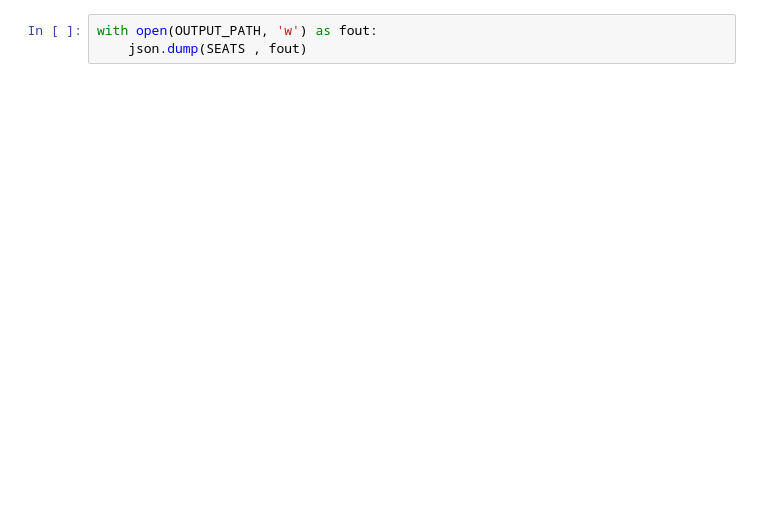
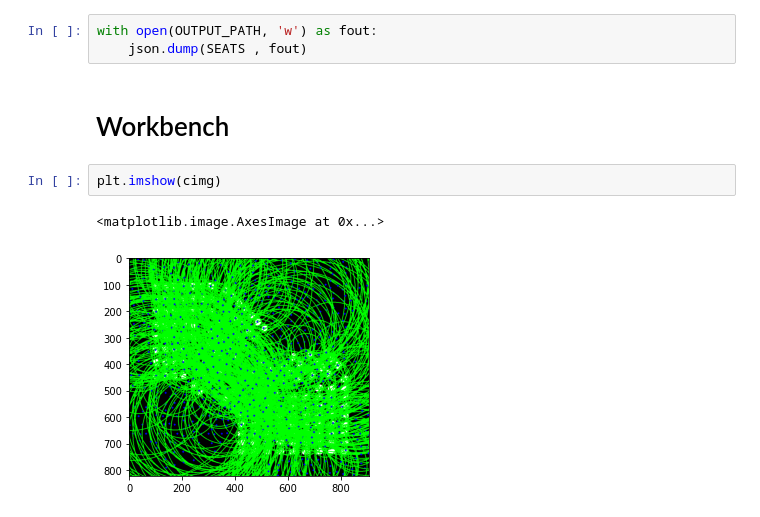
Before and after one commit to nafisat11/ISSUE, a Jupyter notebook: core/static/assets/seat_position_extractor.ipynb, the cells around one changed output. Saved outputs shown, nothing was run; the diff lists cells and outputs as text; blank space fills up the shorter version.

```diff
--- a/core/static/assets/seat_position_extractor.ipynb
+++ b/core/static/assets/seat_position_extractor.ipynb
@@ -81,3 +88,10 @@ plt.imshow(image)
 # %%
 with open(OUTPUT_PATH, 'w') as fout:
     json.dump(SEATS , fout)
+# %% [markdown]
+# Workbench
+# %%
+plt.imshow(cimg)
+# %% [output]
+<matplotlib.image.AxesImage at 0x...>
+[figure, added]
```
Also changed, not shown: parts of 6 cells of this notebook, 3 other files.
